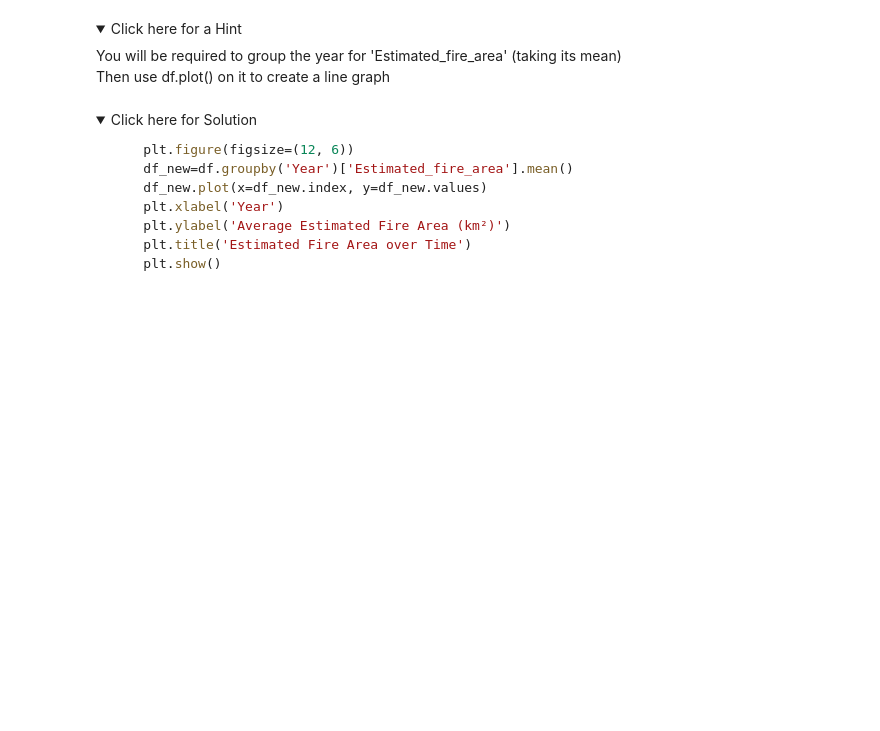
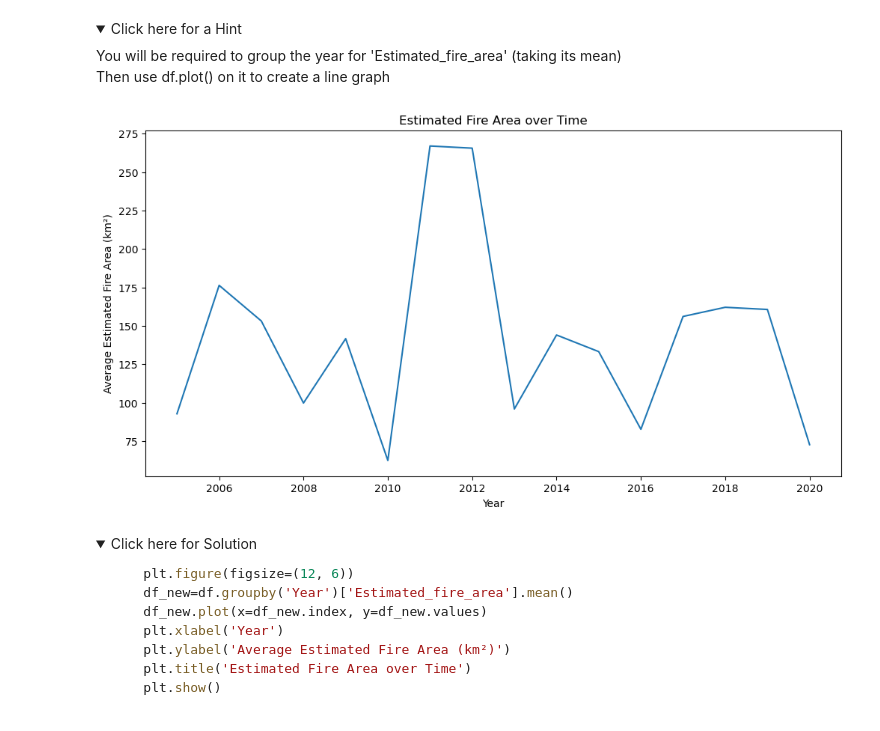
Before and after one commit to tmmendoza29/Coursera, a Jupyter notebook: Python for Data Science/Data Visualization/Week 5/Practice_Assignment_Part1.jupyterlite.ipynb, the cells around one changed output. Cells and saved outputs as stored; diff of their text form; code cells hidden in the pictures; folded sections open; blank space fills up the shorter version.

```diff
--- a/Python for Data Science/Data Visualization/Week 5/Practice_Assignment_Part1.jupyterlite.ipynb
+++ b/Python for Data Science/Data Visualization/Week 5/Practice_Assignment_Part1.jupyterlite.ipynb
@@ -91,11 +91,9 @@ Variables
 # %% [markdown]
 ### Importing Data
 # %%
-from js import fetch
-import io
+# from js import fetch
+# import io
 
-URL = "https://cf-courses-data.s3.us.cloud-object-storage.appdomain.cloud/IBMDeveloperSkillsNetwork-DV0101EN-SkillsNetwork/Data%20Files/Historical_Wildfires.csv"
-resp = await fetch(URL)
-text = io.BytesIO((await resp.arrayBuffer()).to_py())
-df = pd.read_csv(text)
+df = pd.read_csv("https://cf-courses-data.s3.us.cloud-object-storage.appdomain.cloud/IBMDeveloperSkillsNetwork-DV0101EN-SkillsNetwork/Data%20Files/Historical_Wildfires.csv")
 print('Data read into a pandas dataframe!')
+# df.set_index('Region', inplace=True)
@@ -150,3 +188,14 @@ You will be required to group the year for 'Estimated_fire_area' (taking its mea
+# %%
+# TODO
+plt.figure(figsize=(12, 6))
+df_new=df.groupby('Year')['Estimated_fire_area'].mean()
+df_new.plot(x=df_new.index, y=df_new.values)
+plt.xlabel('Year')
+plt.ylabel('Average Estimated Fire Area (km²)')
+plt.title('Estimated Fire Area over Time')
+plt.show()
+# %% [output]
+[figure, added]
 # %% [markdown]
 <details>
     <summary>Click here for Solution</summary>
```
Also changed, not shown: parts of 18 cells of this notebook.
